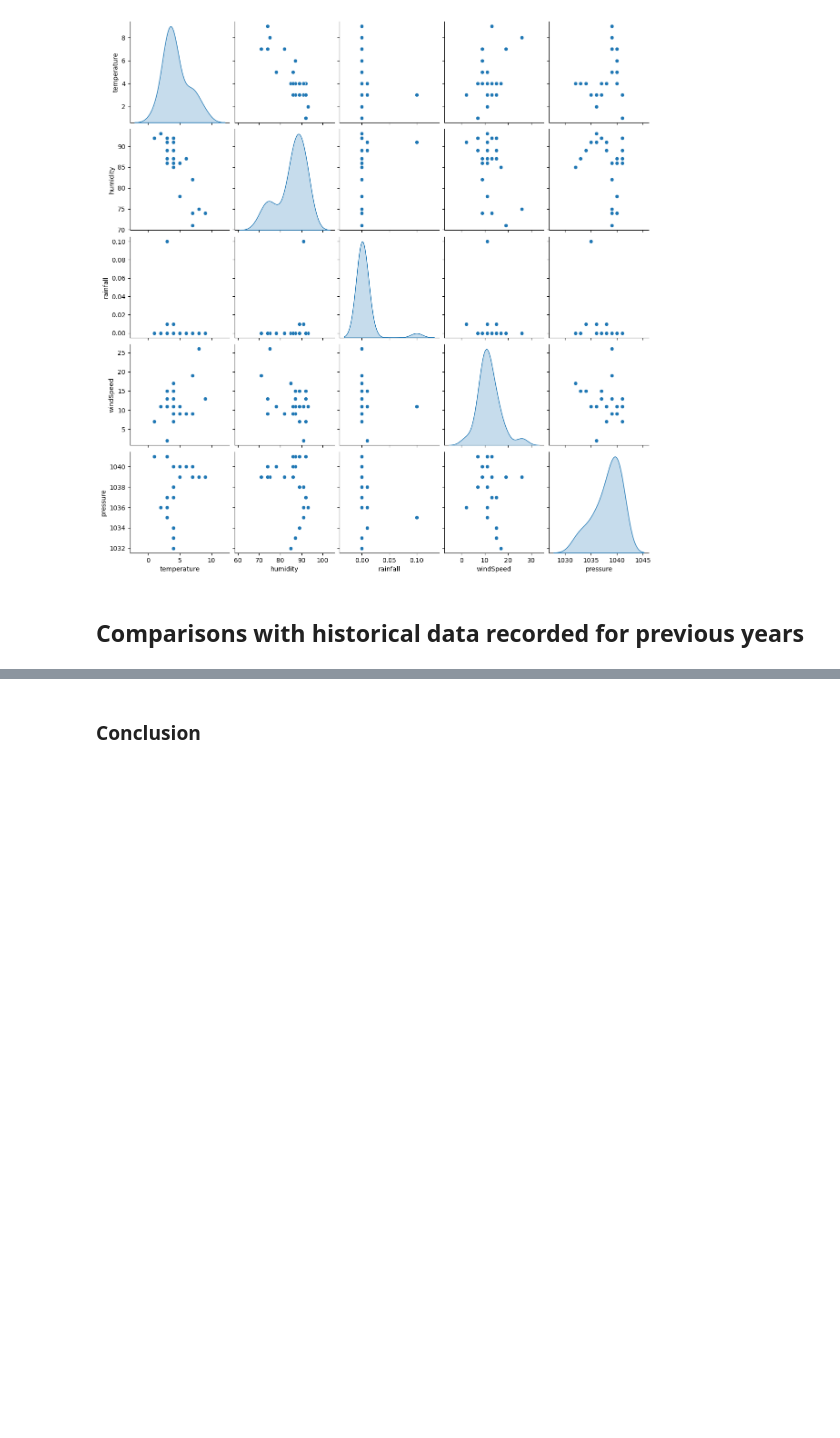
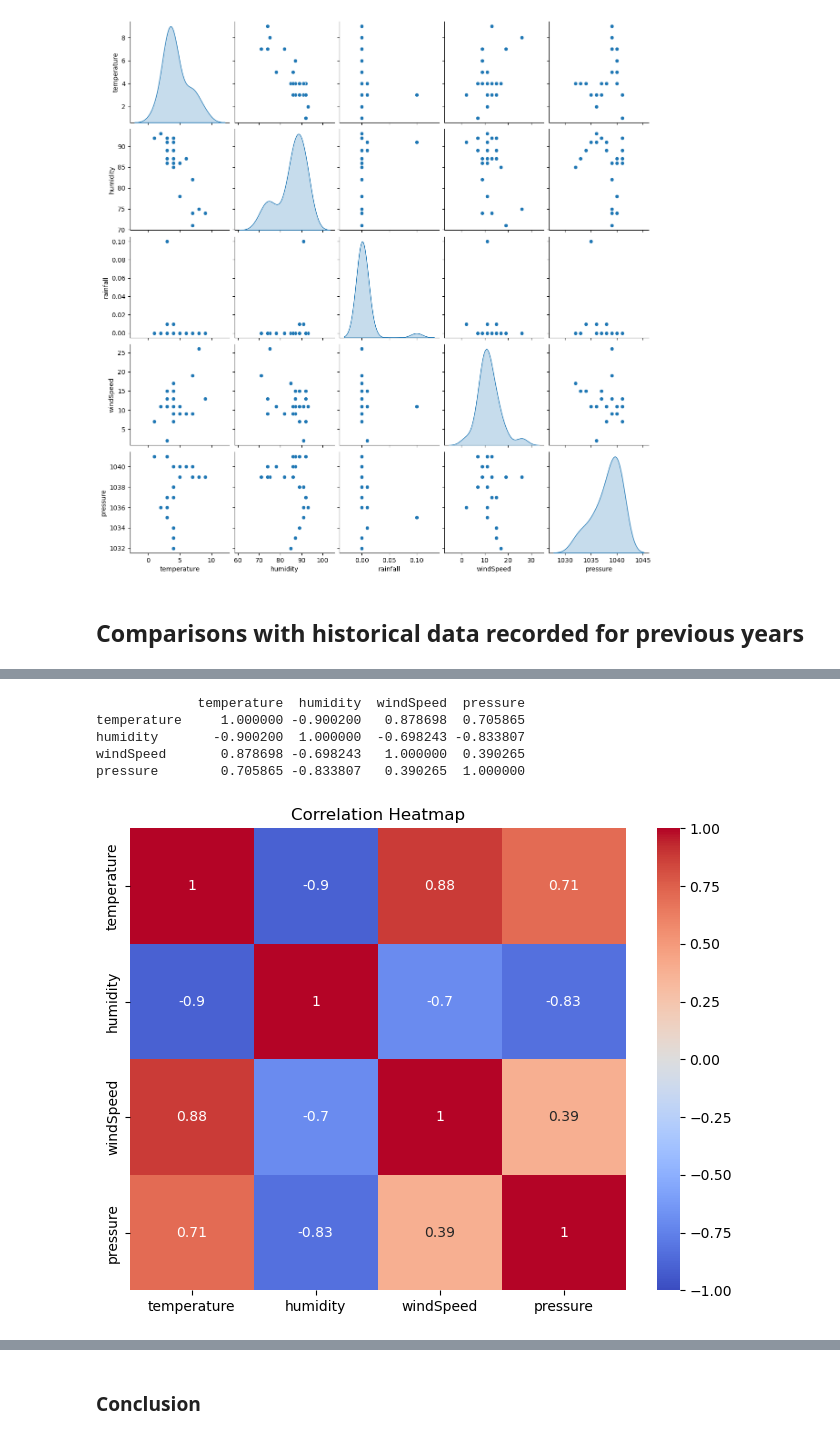
Before and after one commit to Ange-Dvs/computer_infrastructure_assessment, a Jupyter notebook: weather.ipynb, the cells around one changed output, grey strips where cells are left out. Saved outputs shown, nothing was run; the diff lists cells and outputs as text; code cells hidden in the pictures; blank space fills up the shorter version.

```diff
--- a/weather.ipynb
+++ b/weather.ipynb
@@ -503,0 +467,14 @@ Data type per column:
+# %%
+rename_columns = {'wdsp':'windSpeed','rhum':'humidity','rain':'rainfall','msl':'pressure', 'temp':'temperature'}
+numeric_fields = ['rainfall', 'temperature', 'humidity', 'windSpeed', 'pressure']
+date_col = 'date'
+datetime_format = '%d-%b-%Y %H:%M'
+
+# calling the preprocess_data function to clean the historical datasets to match the naming of the .json file
+df2020 = preprocess_data(data=df2020, rename_columns=rename_columns, numeric_fields=numeric_fields, date_col=date_col, datetime_format=datetime_format)
+
+df2021 = preprocess_data(data=df2021, rename_columns=rename_columns, numeric_fields=numeric_fields, date_col=date_col, datetime_format=datetime_format)
+
+df2022 = preprocess_data(data=df2022, rename_columns=rename_columns, numeric_fields=numeric_fields, date_col=date_col, datetime_format=datetime_format)
+
+df2023 = preprocess_data(data=df2023, rename_columns=rename_columns, numeric_fields=numeric_fields, date_col=date_col, datetime_format=datetime_format)
@@ -503,0 +499,18 @@ Data type per column:
+# %%
+corr_to_calculate = ['temperature', 'humidity', 'windSpeed', 'pressure']
+
+# getting the correlation values
+correlation_values2020 = df2020[corr_to_calculate].corr()
+# plotting the heatmap of the correlation
+print(correlation_values2020)
+plt.figure(figsize=(8, 6))
+sns.heatmap(correlation_values, annot=True, cmap='coolwarm', vmin=-1, vmax=1)
+plt.title('Correlation Heatmap')
+plt.show()
+# %% [output]
+             temperature  humidity  windSpeed  pressure
+temperature     1.000000 -0.900200   0.878698  0.705865
+humidity       -0.900200  1.000000  -0.698243 -0.833807
+windSpeed       0.878698 -0.698243   1.000000  0.390265
+pressure        0.705865 -0.833807   0.390265  1.000000
+[figure, added]
```
Also changed, not shown: parts of 7 cells of this notebook, 4 other files.
